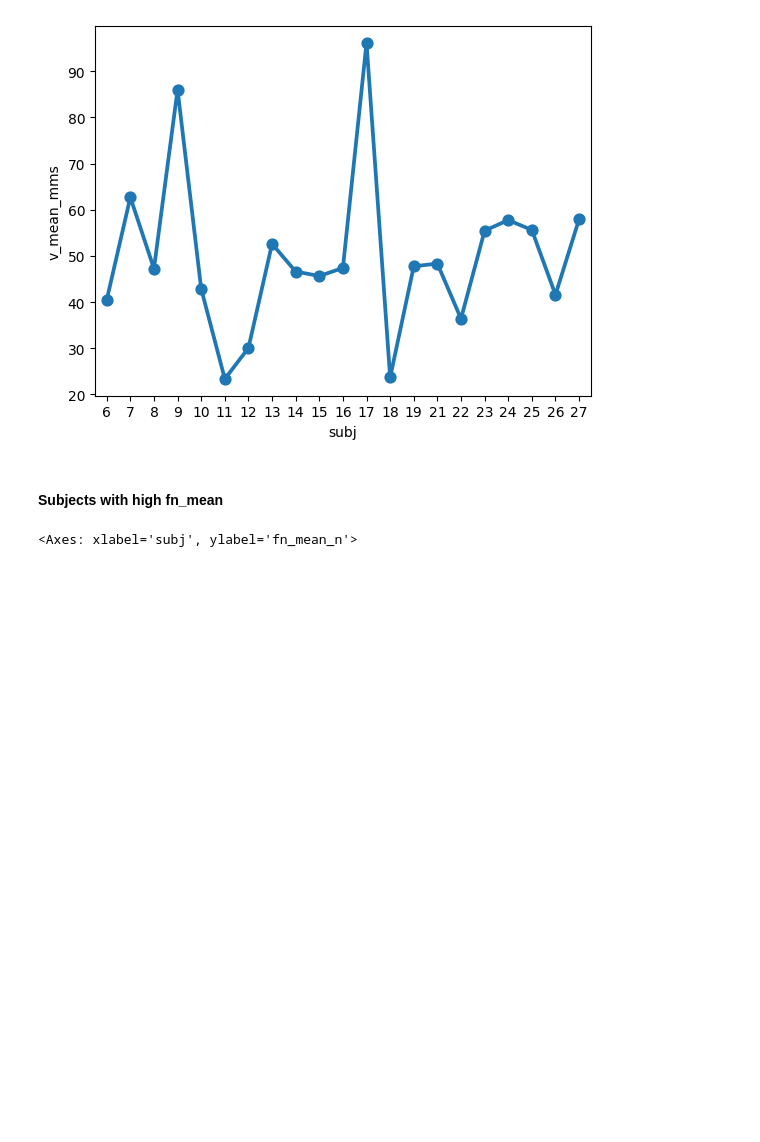
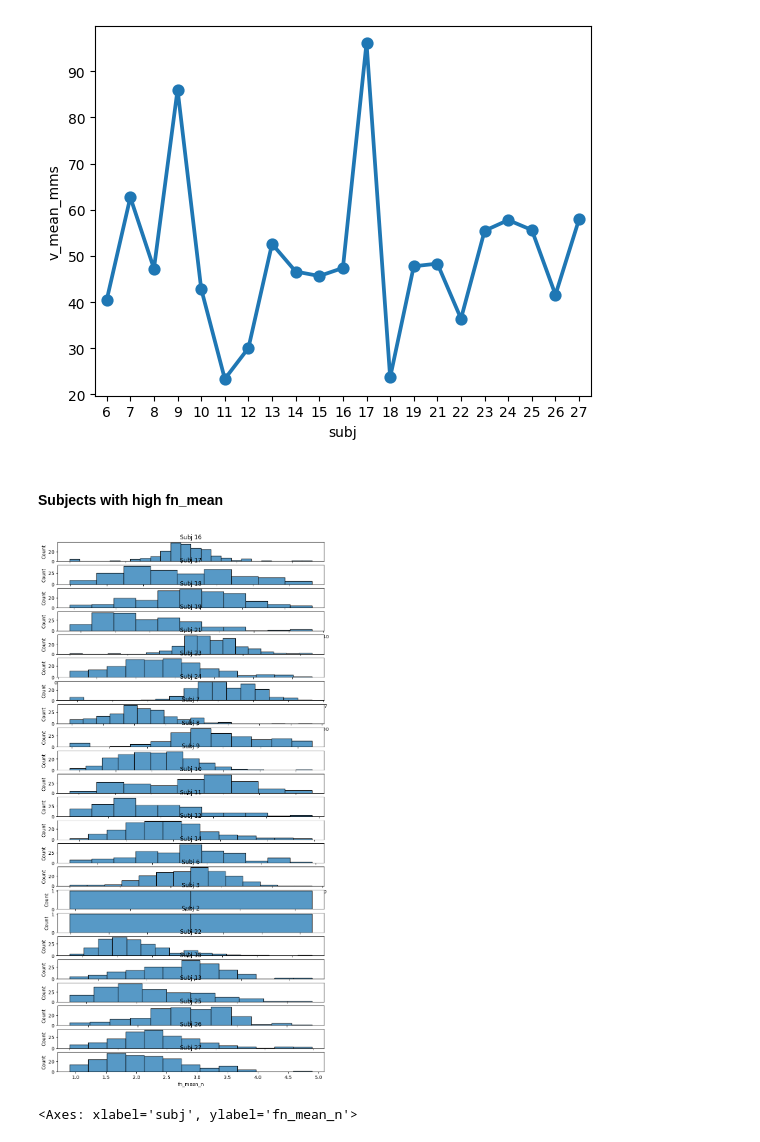
Before and after one commit to neuro-team-femto/revtact, a Jupyter notebook: analysis/analysis_beha_topo.ipynb, the cells around one changed output. Cells and saved outputs as stored; diff of their text form; code cells hidden in the pictures; blank space fills up the shorter version.

```diff
--- a/analysis/analysis_beha_topo.ipynb
+++ b/analysis/analysis_beha_topo.ipynb
@@ -231,6 +239,16 @@ sns.pointplot(data=v_mean_std_by_subject.reset_index(), x='subj',y='v_mean_mms')
 [figure]
 # %% [markdown]
 #### Subjects with high fn_mean
+# %%
+subjs = data_df_summary.subj.unique()
+plt.subplots(figsize=(10,20))
+for ind, subj in enumerate(subjs):
+    plt.subplot(data_df_summary.subj.nunique(),1,ind+1)
+    sns.histplot(data=data_df_summary[data_df_summary.subj==subj],
+                 x='fn_mean_n', label='%s'%subj)
+    plt.title('Subj %s'%subj)
+# %% [output]
+[figure, added]
 # %%
 fn_mean_std_by_subject = data_df_summary.groupby(['subj'])['fn_mean_n'].mean()   # fn_mean() for each subject
 sns.pointplot(data=fn_mean_std_by_subject.reset_index(), x='subj',y='fn_mean_n')
```
Also changed, not shown: parts of 8 cells of this notebook.
